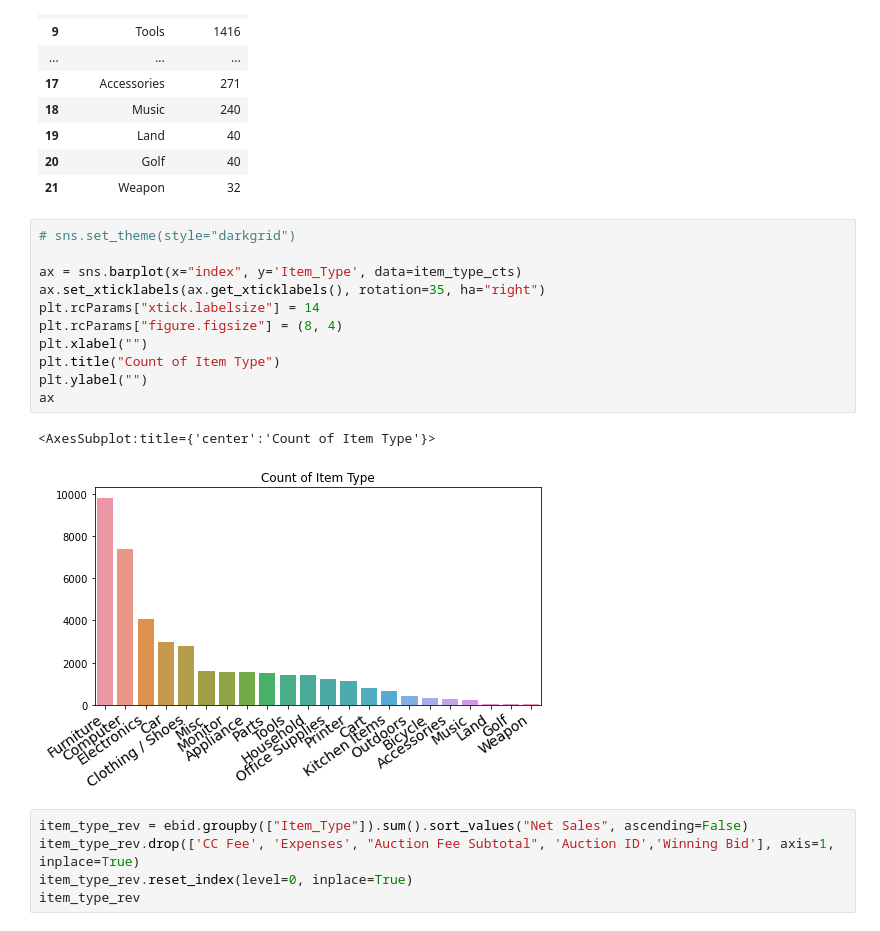
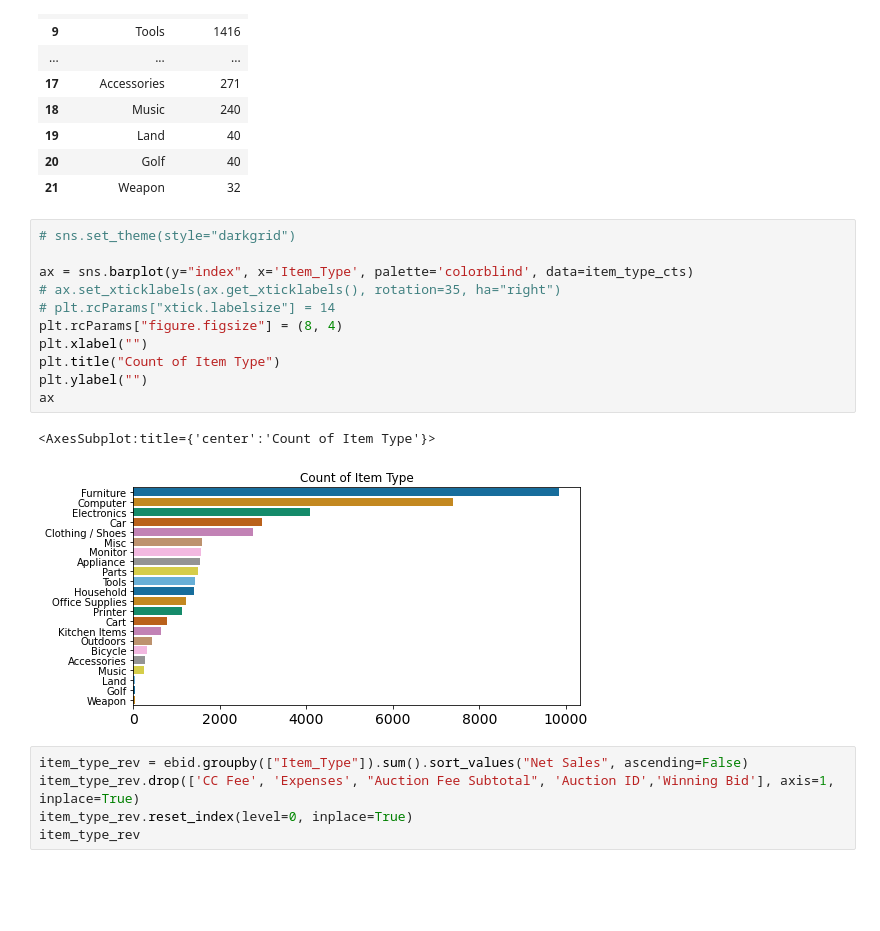
Before and after one commit to ausifer/nashville-gov-selling-stuff, a Jupyter notebook: notebooks/nashville_gov_selling_stuff.ipynb, the cells around one changed output. Saved outputs shown, nothing was run; the diff lists cells and outputs as text; blank space fills up the shorter version.

```diff
--- a/notebooks/nashville_gov_selling_stuff.ipynb
+++ b/notebooks/nashville_gov_selling_stuff.ipynb
@@ -383,17 +383,17 @@ item_type_cts
 # %%
 # sns.set_theme(style="darkgrid")
 
-ax = sns.barplot(x="index", y='Item_Type', data=item_type_cts)
-ax.set_xticklabels(ax.get_xticklabels(), rotation=35, ha="right")
-plt.rcParams["xtick.labelsize"] = 14
+ax = sns.barplot(y="index", x='Item_Type', palette='colorblind', data=item_type_cts)
+# ax.set_xticklabels(ax.get_xticklabels(), rotation=35, ha="right")
+# plt.rcParams["xtick.labelsize"] = 14
 plt.rcParams["figure.figsize"] = (8, 4)
 plt.xlabel("")
 plt.title("Count of Item Type")
 plt.ylabel("")
 ax
 # %% [output]
 <AxesSubplot:title={'center':'Count of Item Type'}>
-[figure, old version]
+[figure, new version]
 # %%
 item_type_rev = ebid.groupby(["Item_Type"]).sum().sort_values("Net Sales", ascending=False)
 item_type_rev.drop(['CC Fee', 'Expenses', "Auction Fee Subtotal", 'Auction ID','Winning Bid'], axis=1, inplace=True)
```
Also changed, not shown: parts of 24 cells of this notebook.
